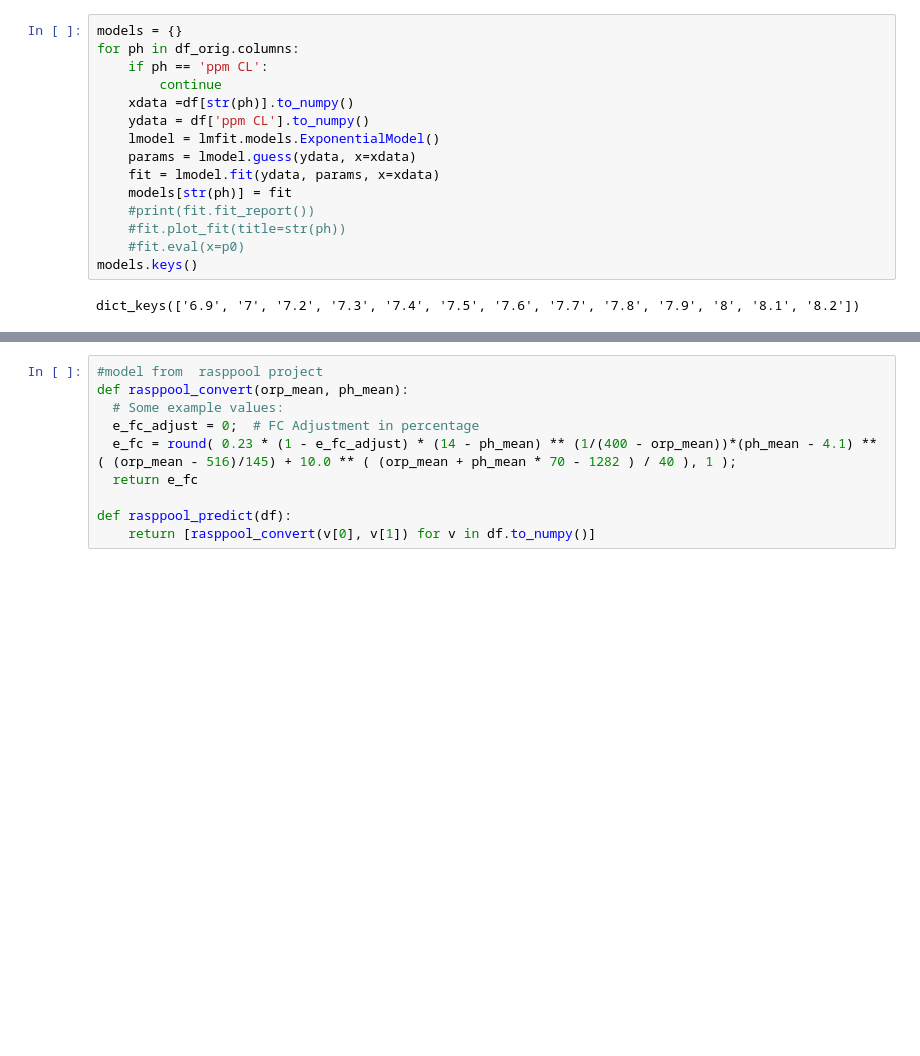
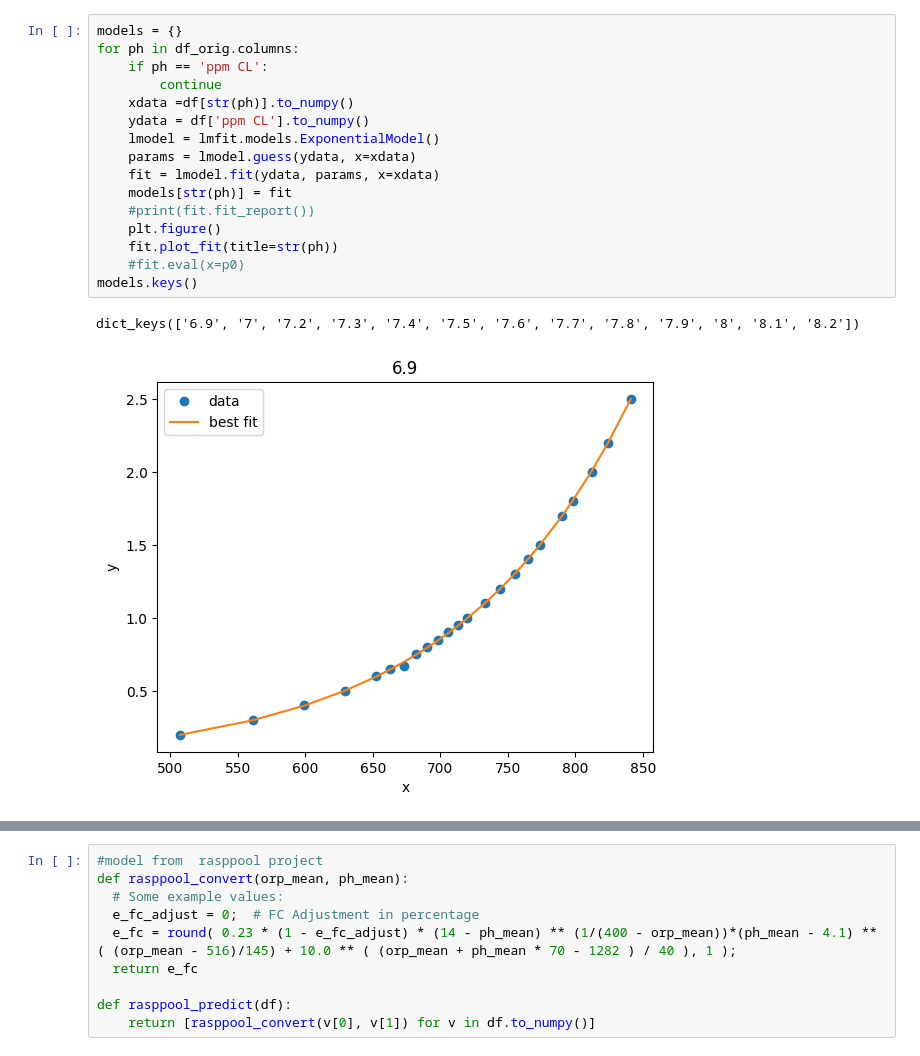
Before and after one commit to mzakharo/tubby, a Jupyter notebook: fc_model.ipynb, the cells around one changed output, grey strips where cells are left out. Cells and saved outputs as stored; diff of their text form; blank space fills up the shorter version.

```diff
--- a/fc_model.ipynb
+++ b/fc_model.ipynb
@@ -52,17 +53,19 @@ dataset_orig = pd.DataFrame(vs, columns= ('orp', 'ph', 'fc'))
 # %%
 models = {}
 for ph in df_orig.columns:
     if ph == 'ppm CL':
         continue
     xdata =df[str(ph)].to_numpy()
     ydata = df['ppm CL'].to_numpy()
     lmodel = lmfit.models.ExponentialModel()
     params = lmodel.guess(ydata, x=xdata)
     fit = lmodel.fit(ydata, params, x=xdata)
     models[str(ph)] = fit
     #print(fit.fit_report())
-    #fit.plot_fit(title=str(ph))
+    plt.figure()
+    fit.plot_fit(title=str(ph))
     #fit.eval(x=p0)
 models.keys()
 # %% [output]
 dict_keys(['6.9', '7', '7.2', '7.3', '7.4', '7.5', '7.6', '7.7', '7.8', '7.9', '8', '8.1', '8.2'])
+[figure, added]
```
Also changed, not shown: parts of 14 cells of this notebook.
